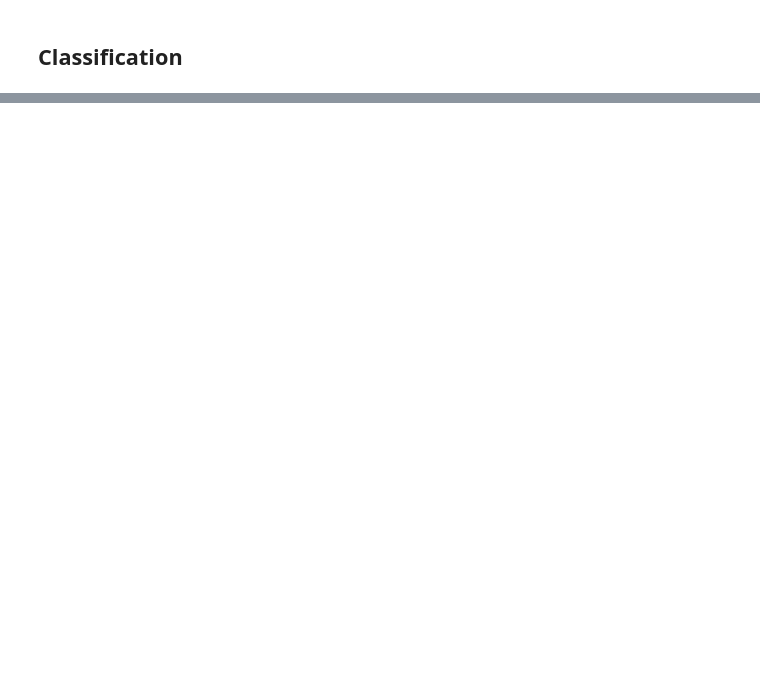
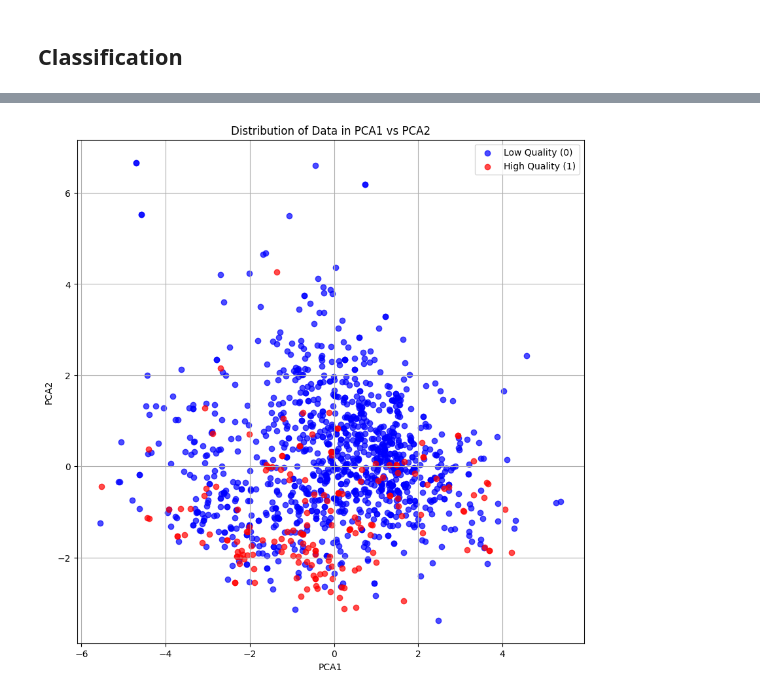
Before and after one commit to jasminejsun/uncorking-wine-quality, a Jupyter notebook: wine-quality-analysis.ipynb, the cells around one changed output, grey strips where cells are left out. Cells and saved outputs as stored; diff of their text form; code cells hidden in the pictures; blank space fills up the shorter version.

```diff
--- a/wine-quality-analysis.ipynb
+++ b/wine-quality-analysis.ipynb
@@ -78,0 +99,32 @@ print(test_acc)
+# %%
+# Project onto first two principal components
+PCs = U[:, :2]
+Y_train_2D = PCs.T @ X_centered
+
+Y_plot = Y_train_2D.T
+
+plt.figure(figsize=(10,10))
+plt.scatter(
+    Y_plot[y_train == 0, 0],
+    Y_plot[y_train == 0, 1],
+    label="Low Quality (0)",
+    alpha=0.7,
+    color="blue"
+)
+
+plt.scatter(
+    Y_plot[y_train == 1, 0],
+    Y_plot[y_train == 1, 1],
+    label="High Quality (1)",
+    alpha=0.7,
+    color="red"
+)
+
+plt.xlabel("PCA1")
+plt.ylabel("PCA2")
+plt.title("Distribution of Data in PCA1 vs PCA2")
+plt.legend()
+plt.grid(True)
+plt.show()
+# %% [output]
+[figure, added]
```
Also changed, not shown: parts of 10 cells of this notebook.
